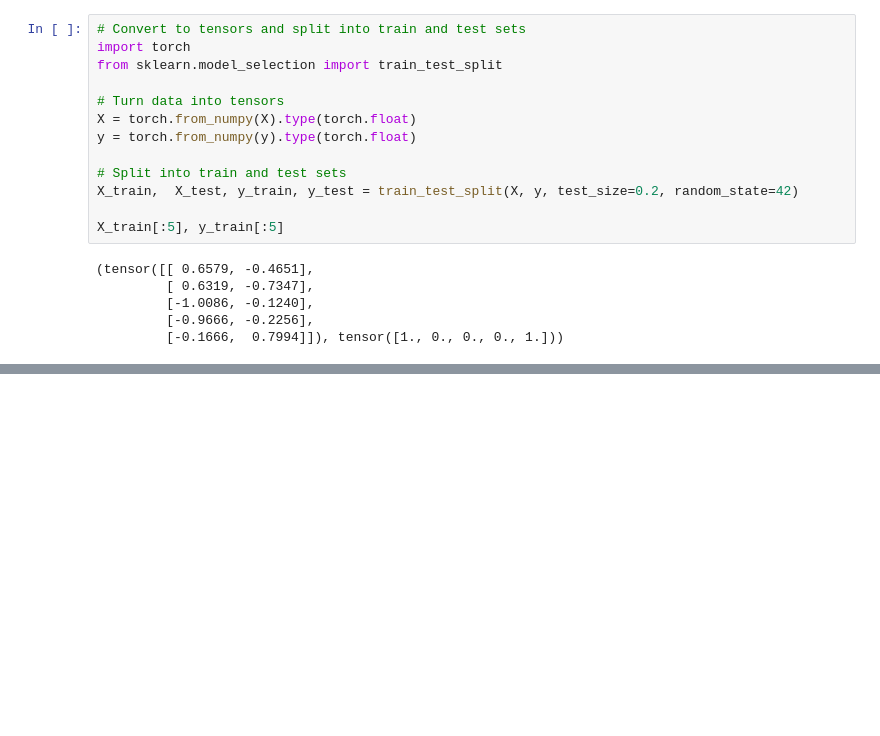
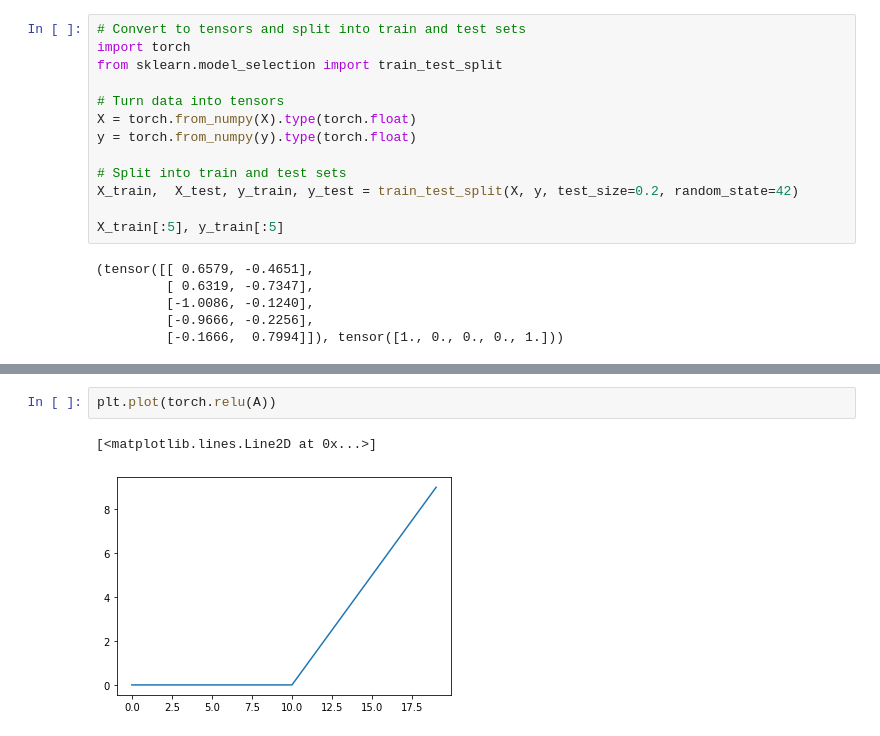
Before and after one commit to rookasrudzianskas/PytorchModels, a Jupyter notebook: 14_open_source_ML_Model_NN_CLASSIFICATION.ipynb, the cells around one changed output, grey strips where cells are left out. Saved outputs shown, nothing was run; the diff lists cells and outputs as text; blank space fills up the shorter version.

```diff
--- a/14_open_source_ML_Model_NN_CLASSIFICATION.ipynb
+++ b/14_open_source_ML_Model_NN_CLASSIFICATION.ipynb
@@ -706,0 +831,5 @@ X_train[:5], y_train[:5]
+# %%
+plt.plot(torch.relu(A))
+# %% [output]
+[<matplotlib.lines.Line2D at 0x...>]
+[figure, added]
```
Also changed, not shown: parts of 14 cells of this notebook.
